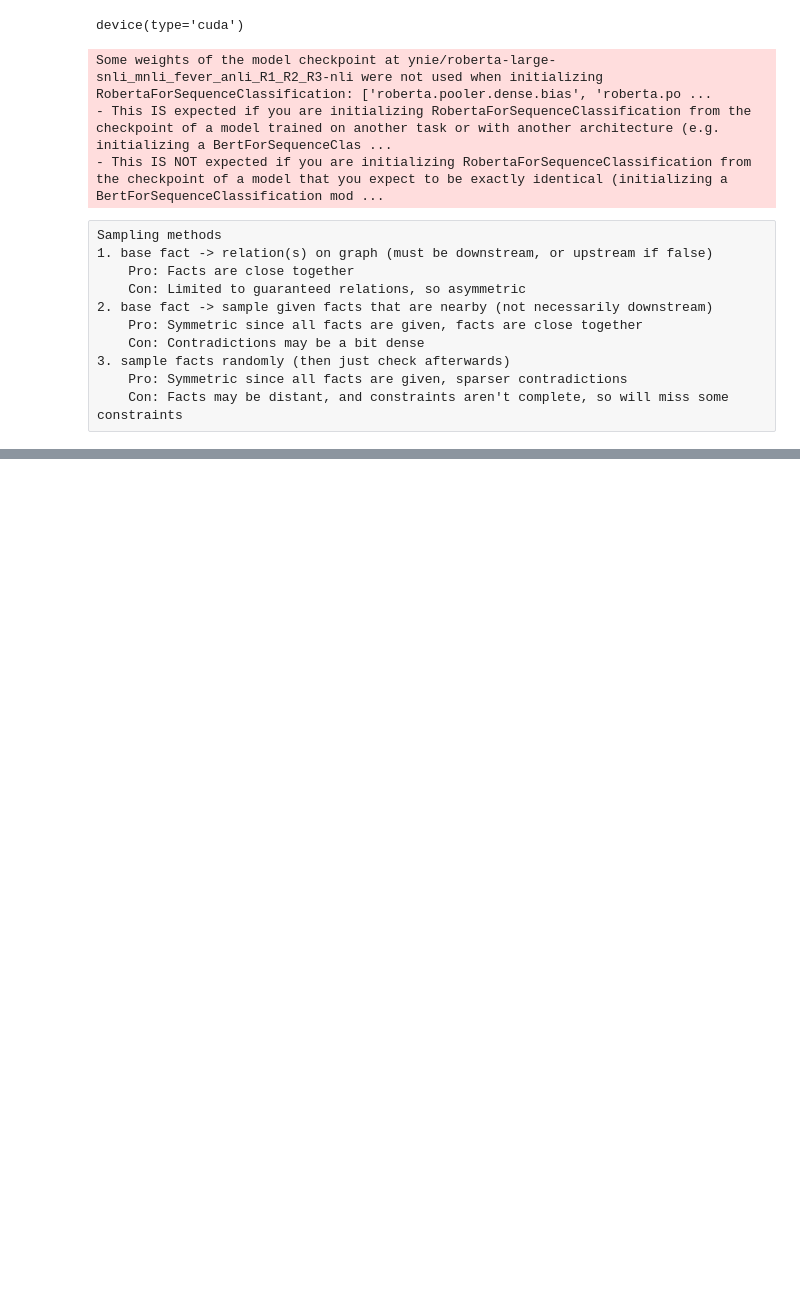
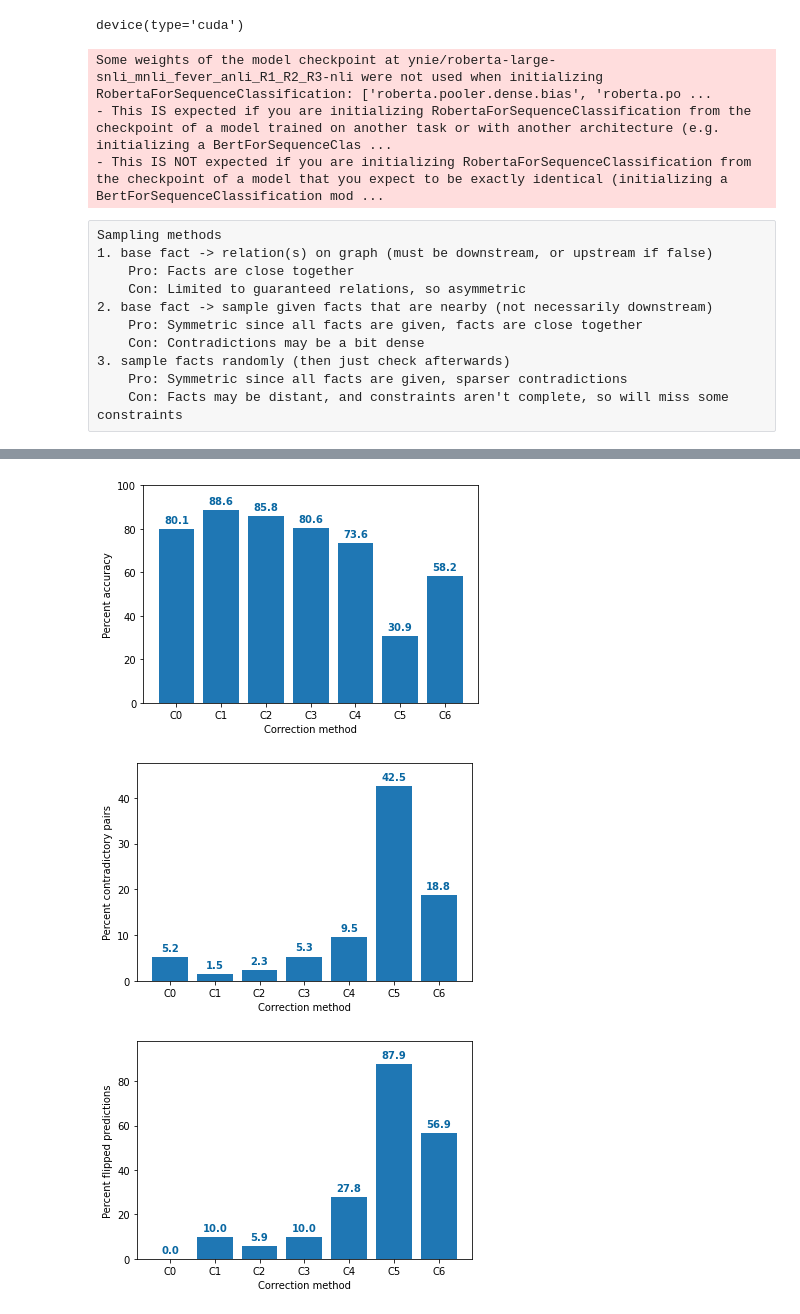
Before and after one commit to patrickliu2011/cs224n-project, a Jupyter notebook: pipeline.ipynb, the cells around one changed output, grey strips where cells are left out. Cells and saved outputs as stored; diff of their text form; code cells hidden in the pictures; blank space fills up the shorter version.

Commit message:
Add more C functions + figure saving

```diff
--- a/pipeline.ipynb
+++ b/pipeline.ipynb
@@ -470,0 +484,40 @@ Runtime: 235.86850547790527
+# %%
+now = datetime.now().strftime("%Y-%m-%dT%H:%M:%S")
+
+correction_fn_aliases = [f"C{i}" for i in range(len(correction_fns))]
+accuracies = acc_count / total_count * 100
+fig, ax = plt.subplots()
+ax.bar(correction_fn_aliases, accuracies)
+for i, v in enumerate(accuracies):
+    ax.text(i, v + 1 + max(accuracies) // 25, str(round(v, 1)), color="#0967a2", fontweight='semibold', ha='center', va='center')
+ax.set_ylim(0, 100)
+ax.set_xlabel("Correction method")
+ax.set_ylabel("Percent accuracy")
+plt.show()
+fig.savefig(f"figures/accuracy_{now}.png")
+
+fig, ax = plt.subplots()
+contra_rates = con_count / (num_batches * B * (B - 1) / 2) * 100
+plt.bar(correction_fn_aliases, contra_rates)
+for i, v in enumerate(contra_rates):
+    ax.text(i, v + 1 + max(contra_rates) // 25, str(round(v, 1)), color="#0967a2", fontweight='semibold', ha='center', va='center')
+ax.set_ylim(0, min(max(contra_rates) + 5, 100))
+ax.set_xlabel("Correction method")
+ax.set_ylabel("Percent contradictory pairs")
+plt.show()
+fig.savefig(f"figures/contradict_{now}.png")
+
+fig, ax = plt.subplots()
+flip_rates = (flip_count / total_count) * 100
+plt.bar(correction_fn_aliases, flip_rates)
+for i, v in enumerate(flip_rates):
+    ax.text(i, v + 1 + max(accuracies) // 25, str(round(v, 1)), color="#0967a2", fontweight='semibold', ha='center', va='center')
+ax.set_ylim(0, min(max(flip_rates) + 10, 100))
+ax.set_xlabel("Correction method")
+ax.set_ylabel("Percent flipped predictions")
+plt.show()
+fig.savefig(f"figures/flipped_{now}.png")
+# %% [output]
+[figure, added]
+[figure, added]
+[figure, added]
```
Also changed, not shown: parts of 3 cells of this notebook, 2 other files.
